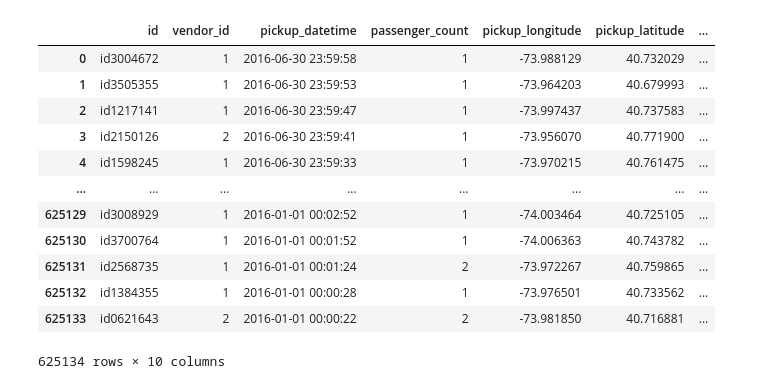
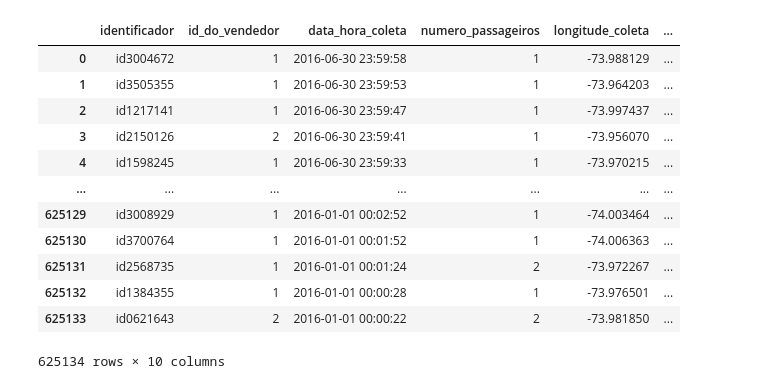
Before and after one commit to EvertonSFTeixeira/Otimizacao_de_rota, a Jupyter notebook: Projeto.ipynb, the cells around one changed output. Drawn from its saved outputs; the diff is of its cells as text; code cells hidden in the pictures.

```diff
--- a/Projeto.ipynb
+++ b/Projeto.ipynb
@@ -205,44 +212,44 @@ plt.show()
 # %%
 # Dicionário de tradução das colunas para português
 colunas = {
     'id': 'identificador',
     'vendor_id': 'id_do_vendedor',
     'pickup_datetime': 'data_hora_coleta',
     'passenger_count': 'numero_passageiros',
     'pickup_longitude': 'longitude_coleta',
     'pickup_latitude': 'latitude_coleta',
     'dropoff_longitude': 'longitude_destino',
     'dropoff_latitude': 'latitude_destino',
     'store_and_fwd_flag': 'indicador_armazenar_encaminhar',
     'predicted_trip_duration': 'duracao_viagem_prevista_(min)'
     }
 
 # Carregar os datasets de teste e das previsões feitas pelo modelo
 tabela_teste = pd.read_csv('test.csv')
-tabela_resultado = pd.read_csv('test_predictions_xgboost.csv')
+tabela_resultado = pd.read_csv('teste_previsao_xgboost.csv')
 
 # Converter a duração prevista das viagens de segundos para minutos e arredondar para o inteiro mais próximo
 tabela_resultado['predicted_trip_duration'] = (tabela_resultado['predicted_trip_duration']/60).round(0)
 
 # Combinar o dataset de teste original com as previsões das durações das viagens
 tabela = pd.concat([tabela_teste, tabela_resultado['predicted_trip_duration']], axis=1)
 
 # Renomear as colunas do dataset combinado para português, utilizando o dicionário de tradução
 tabela = tabela.rename(columns=colunas)
 
 # Exibir o dataframe resultante com as colunas traduzidas e as previsões
 display(tabela)
 # %% [output]
-|  | id | vendor_id | pickup_datetime | passenger_count | pickup_longitude | pickup_latitude | ... |
-| 0 | id3004672 | 1 | 2016-06-30 23:59:58 | 1 | -73.988129 | 40.732029 | ... |
-| 1 | id3505355 | 1 | 2016-06-30 23:59:53 | 1 | -73.964203 | 40.679993 | ... |
-| 2 | id1217141 | 1 | 2016-06-30 23:59:47 | 1 | -73.997437 | 40.737583 | ... |
-| 3 | id2150126 | 2 | 2016-06-30 23:59:41 | 1 | -73.956070 | 40.771900 | ... |
-| 4 | id1598245 | 1 | 2016-06-30 23:59:33 | 1 | -73.970215 | 40.761475 | ... |
-| ... | ... | ... | ... | ... | ... | ... | ... |
-| 625129 | id3008929 | 1 | 2016-01-01 00:02:52 | 1 | -74.003464 | 40.725105 | ... |
-| 625130 | id3700764 | 1 | 2016-01-01 00:01:52 | 1 | -74.006363 | 40.743782 | ... |
-| 625131 | id2568735 | 1 | 2016-01-01 00:01:24 | 2 | -73.972267 | 40.759865 | ... |
-| 625132 | id1384355 | 1 | 2016-01-01 00:00:28 | 1 | -73.976501 | 40.733562 | ... |
-| 625133 | id0621643 | 2 | 2016-01-01 00:00:22 | 2 | -73.981850 | 40.716881 | ... |
+|  | identificador | id_do_vendedor | data_hora_coleta | numero_passageiros | longitude_coleta | ... |
+| 0 | id3004672 | 1 | 2016-06-30 23:59:58 | 1 | -73.988129 | ... |
+| 1 | id3505355 | 1 | 2016-06-30 23:59:53 | 1 | -73.964203 | ... |
+| 2 | id1217141 | 1 | 2016-06-30 23:59:47 | 1 | -73.997437 | ... |
+| 3 | id2150126 | 2 | 2016-06-30 23:59:41 | 1 | -73.956070 | ... |
+| 4 | id1598245 | 1 | 2016-06-30 23:59:33 | 1 | -73.970215 | ... |
+| ... | ... | ... | ... | ... | ... | ... |
+| 625129 | id3008929 | 1 | 2016-01-01 00:02:52 | 1 | -74.003464 | ... |
+| 625130 | id3700764 | 1 | 2016-01-01 00:01:52 | 1 | -74.006363 | ... |
+| 625131 | id2568735 | 1 | 2016-01-01 00:01:24 | 2 | -73.972267 | ... |
+| 625132 | id1384355 | 1 | 2016-01-01 00:00:28 | 1 | -73.976501 | ... |
+| 625133 | id0621643 | 2 | 2016-01-01 00:00:22 | 2 | -73.981850 | ... |
 625134 rows × 10 columns
```
Also changed, not shown: parts of 5 cells of this notebook.
